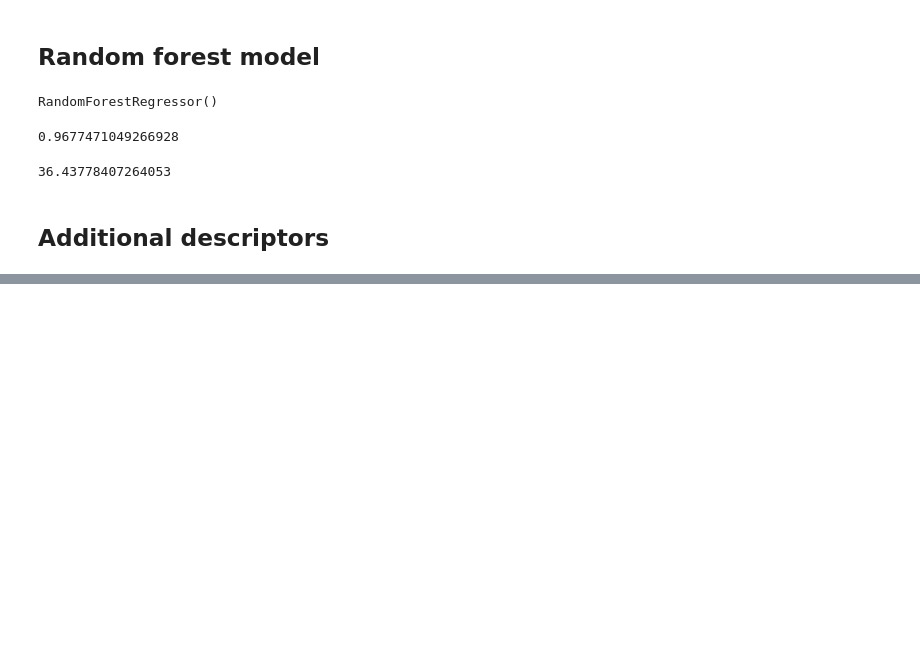
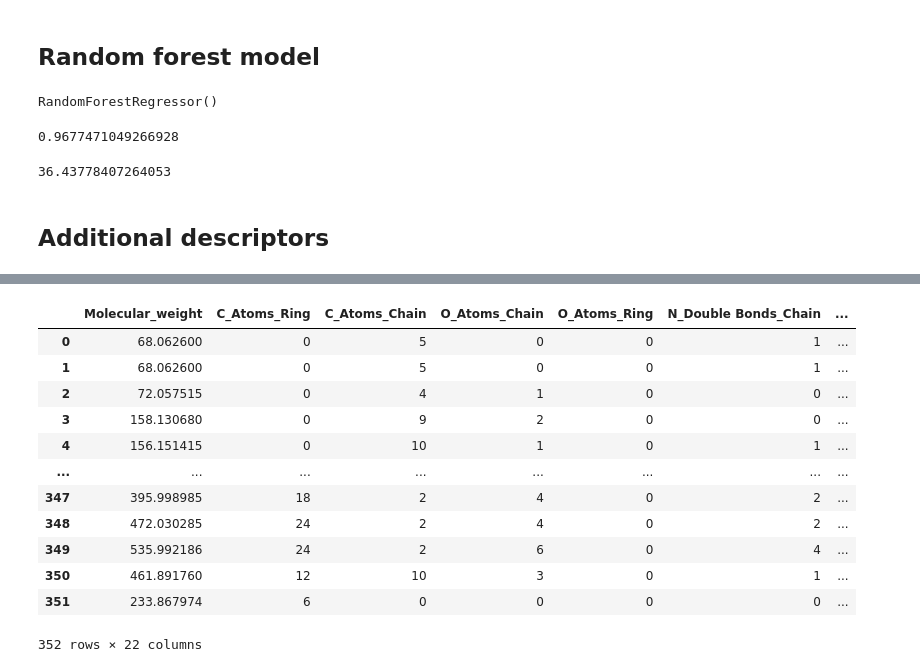
Before and after one commit to sanalps/Polymer_Glass_Transition_Predictor, a Jupyter notebook: glass_transition_a1.ipynb, the cells around one changed output, grey strips where cells are left out. Cells and saved outputs as stored; diff of their text form; code cells hidden in the pictures; blank space fills up the shorter version.

```diff
--- a/glass_transition_a1.ipynb
+++ b/glass_transition_a1.ipynb
@@ -353,0 +409,17 @@ forest_reg2 = pickle.load(open(filename, 'rb'))
+# %%
+X = df.drop([' Polymer Name','Smile', 'Tg_k' ], axis='columns')
+X
+# %% [output]
+|  | Molecular_weight | C_Atoms_Ring | C_Atoms_Chain | O_Atoms_Chain | O_Atoms_Ring | N_Double Bonds_Chain | ... |
+| 0 | 68.062600 | 0 | 5 | 0 | 0 | 1 | ... |
+| 1 | 68.062600 | 0 | 5 | 0 | 0 | 1 | ... |
+| 2 | 72.057515 | 0 | 4 | 1 | 0 | 0 | ... |
+| 3 | 158.130680 | 0 | 9 | 2 | 0 | 0 | ... |
+| 4 | 156.151415 | 0 | 10 | 1 | 0 | 1 | ... |
+| ... | ... | ... | ... | ... | ... | ... | ... |
+| 347 | 395.998985 | 18 | 2 | 4 | 0 | 2 | ... |
+| 348 | 472.030285 | 24 | 2 | 4 | 0 | 2 | ... |
+| 349 | 535.992186 | 24 | 2 | 6 | 0 | 4 | ... |
+| 350 | 461.891760 | 12 | 10 | 3 | 0 | 1 | ... |
+| 351 | 233.867974 | 6 | 0 | 0 | 0 | 0 | ... |
+352 rows × 22 columns
```
Also changed, not shown: parts of 27 cells of this notebook.
